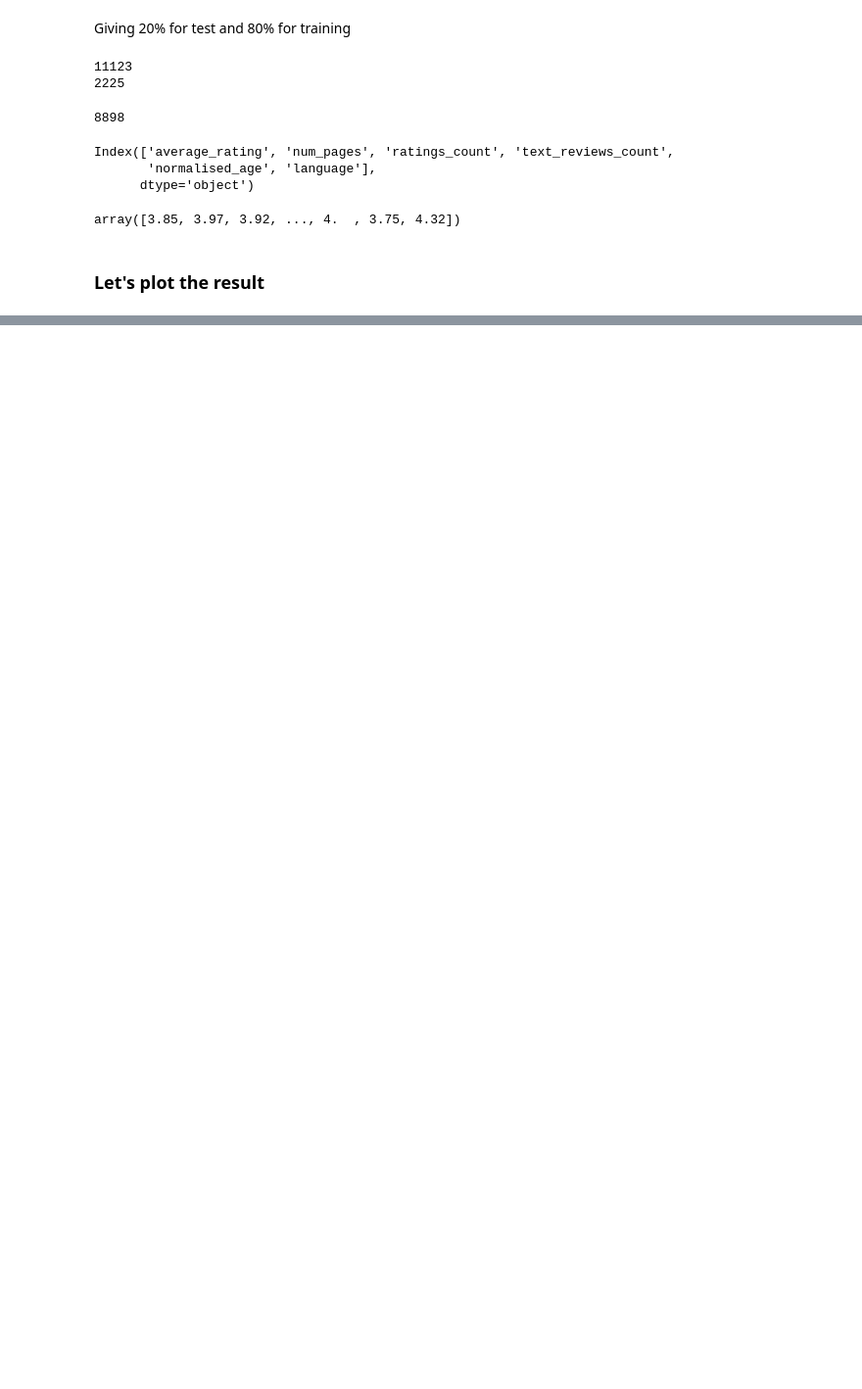
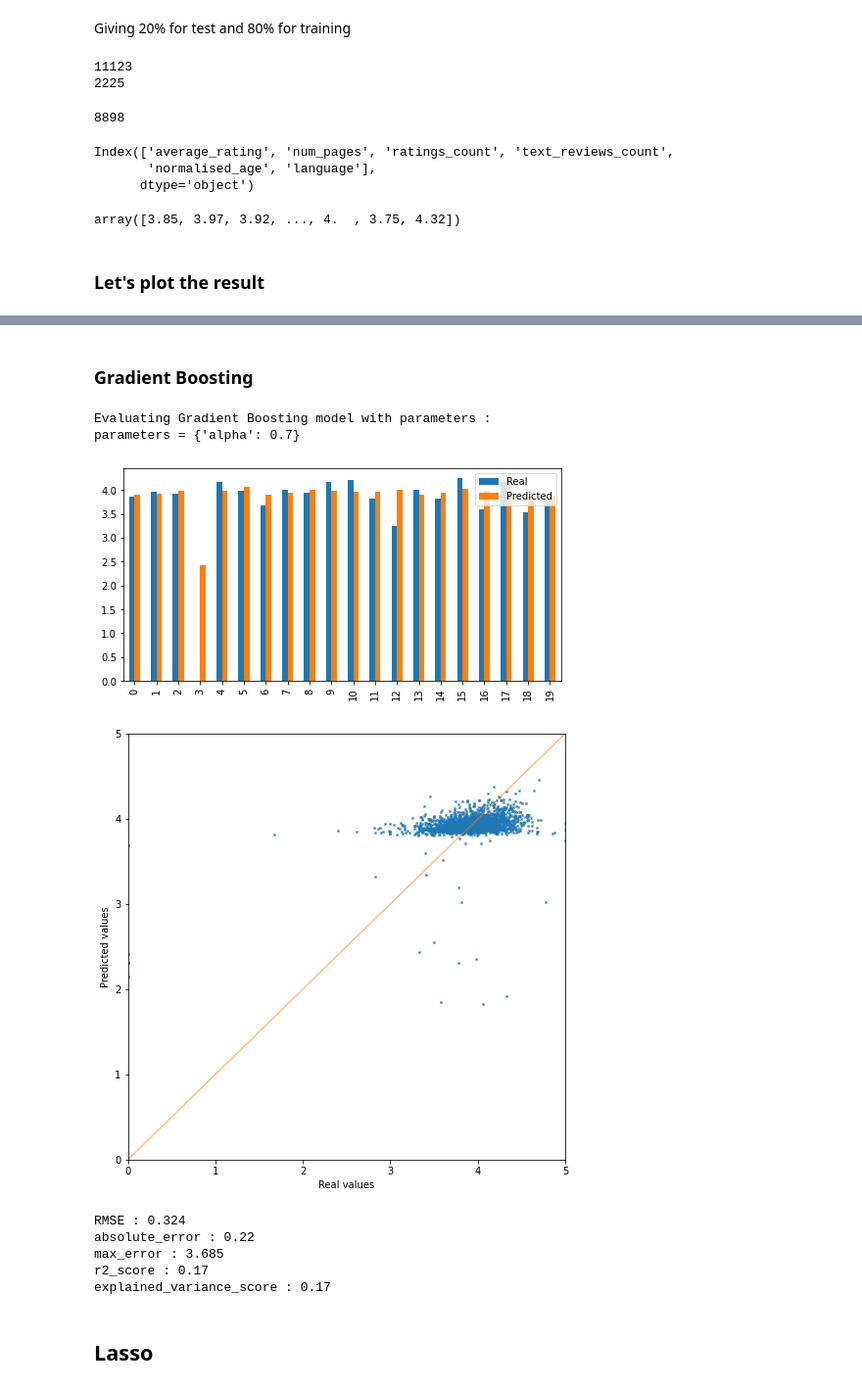
Before and after one commit to Attoumassa/book_rating_prediction_model, a Jupyter notebook: feature_engineering.ipynb, the cells around one changed output, grey strips where cells are left out. Shown at 98% size. Cells and saved outputs as stored; diff of their text form; code cells hidden in the pictures; blank space fills up the shorter version.

Commit message:
added gradient boosting, lasso and SVM regression

```diff
--- a/feature_engineering.ipynb
+++ b/feature_engineering.ipynb
@@ -492,0 +493,2 @@ print(random_forest_eval_2)
+# %% [markdown]
+### Gradient Boosting
@@ -492,0 +497,41 @@ print(random_forest_eval_2)
+# %%
+# get the values of the explanatory variables for the training data
+X_train = df_train.loc[:,['num_pages', 'ratings_count', 'text_reviews_count',
+       'normalised_age', 'language']].values
+#the values of the variable to be predicted
+y_train = df_train.average_rating.values
+
+# get the values of the explanatory variables  for the test data
+X_test = df_test.loc[:,['num_pages', 'ratings_count', 'text_reviews_count',
+       'normalised_age', 'language']].values
+#the values of the variable to be predicted
+y_test = df_test.average_rating.values
+# %%
+params = {
+#    "n_estimators": 1000,
+#    "max_depth": 3,
+#    "min_samples_split": 10,
+#    "learning_rate": 0.01,
+#    "loss": "squared_error",
+    "alpha": 0.7,
+}
+
+
+GB_model = GradientBoostingRegressor(**params)
+
+GB_model.fit(X_train, y_train)
+GB_predict = GB_model.predict(X_test)
+# %%
+gradient_boosting_eval = evaluate_model(y_test, GB_predict, "Gradient Boosting", f"parameters = {params}")
+# %% [output]
+Evaluating Gradient Boosting model with parameters :
+parameters = {'alpha': 0.7}
+[figure, added]
+[figure, added]
+RMSE : 0.324
+absolute_error : 0.22
+max_error : 3.685
+r2_score : 0.17
+explained_variance_score : 0.17
+# %% [markdown]
+## Lasso
```
Also changed, not shown: parts of 14 cells of this notebook.
